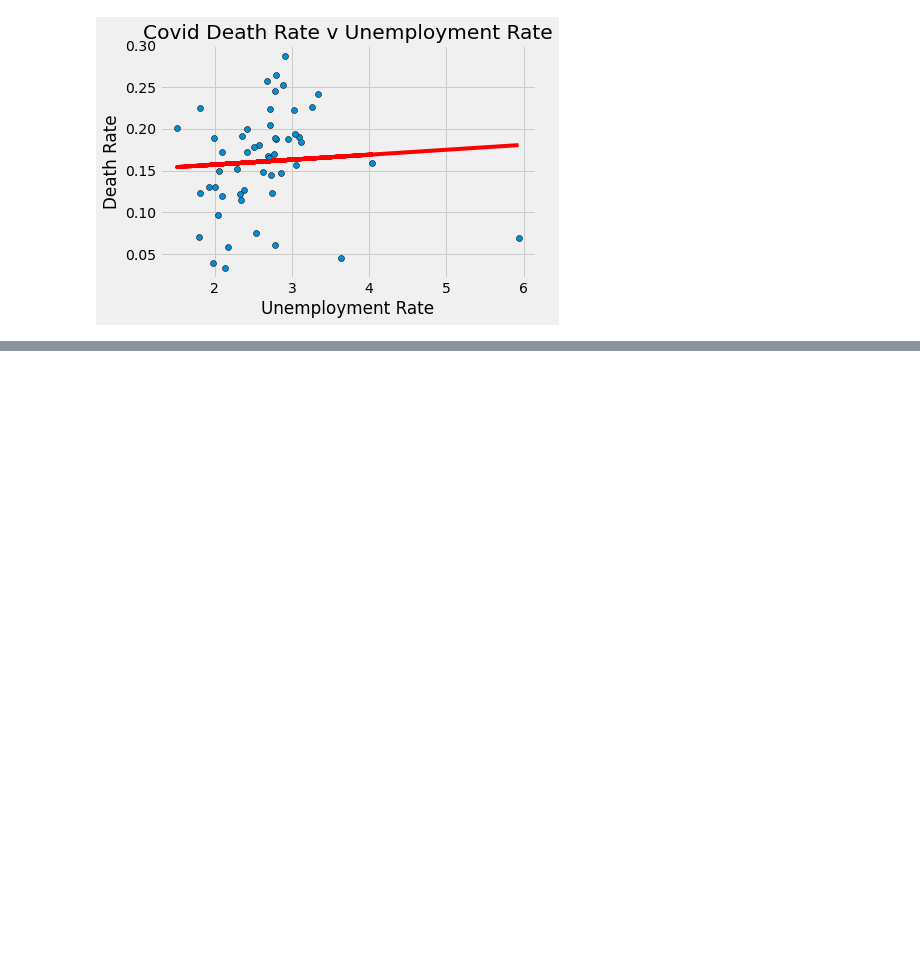
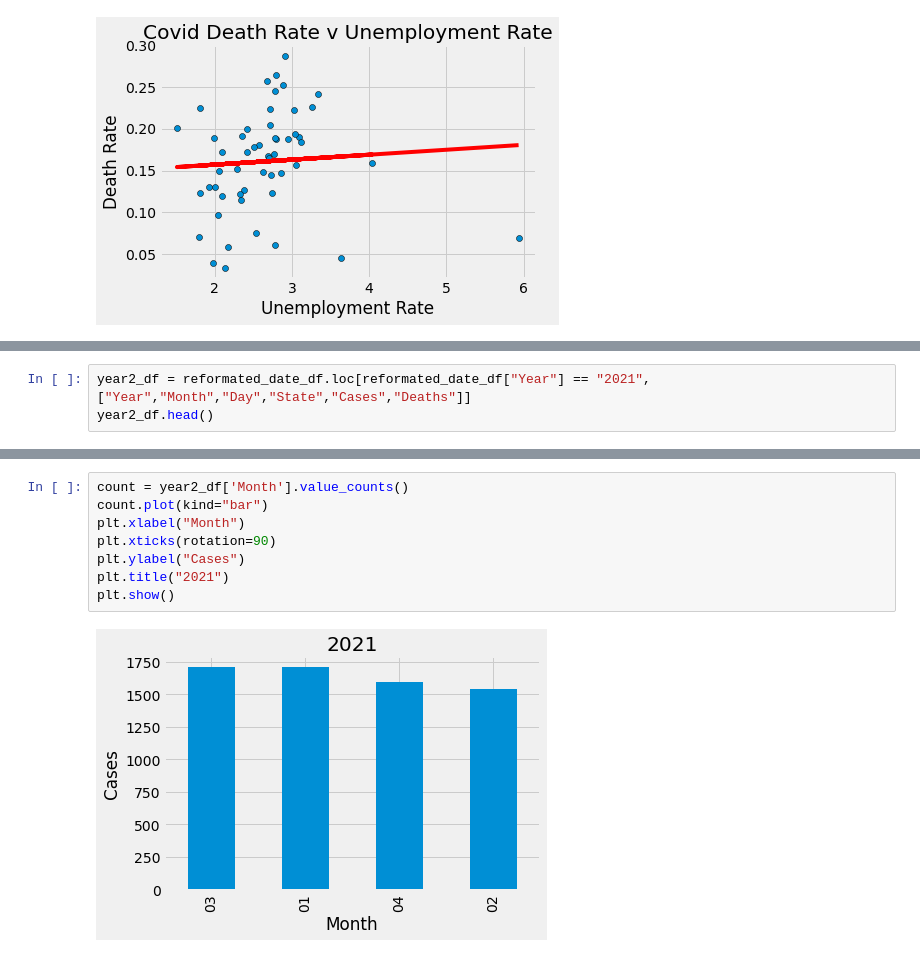
Before and after one commit to seanlipinski/Project1, a Jupyter notebook: Project_1_Covid.ipynb, the cells around one changed output, grey strips where cells are left out. Cells and saved outputs as stored; diff of their text form; blank space fills up the shorter version.

```diff
--- a/Project_1_Covid.ipynb
+++ b/Project_1_Covid.ipynb
@@ -378,0 +402,3 @@ R-squared: 0.06581588460922948
+# %%
+year2_df = reformated_date_df.loc[reformated_date_df["Year"] == "2021", ["Year","Month","Day","State","Cases","Deaths"]]
+year2_df.head()
@@ -378,0 +422,10 @@ R-squared: 0.06581588460922948
+# %%
+count = year2_df['Month'].value_counts()
+count.plot(kind="bar")
+plt.xlabel("Month")
+plt.xticks(rotation=90)
+plt.ylabel("Cases")
+plt.title("2021")
+plt.show()
+# %% [output]
+[figure, added]
```
Also changed, not shown: parts of 5 cells of this notebook.
